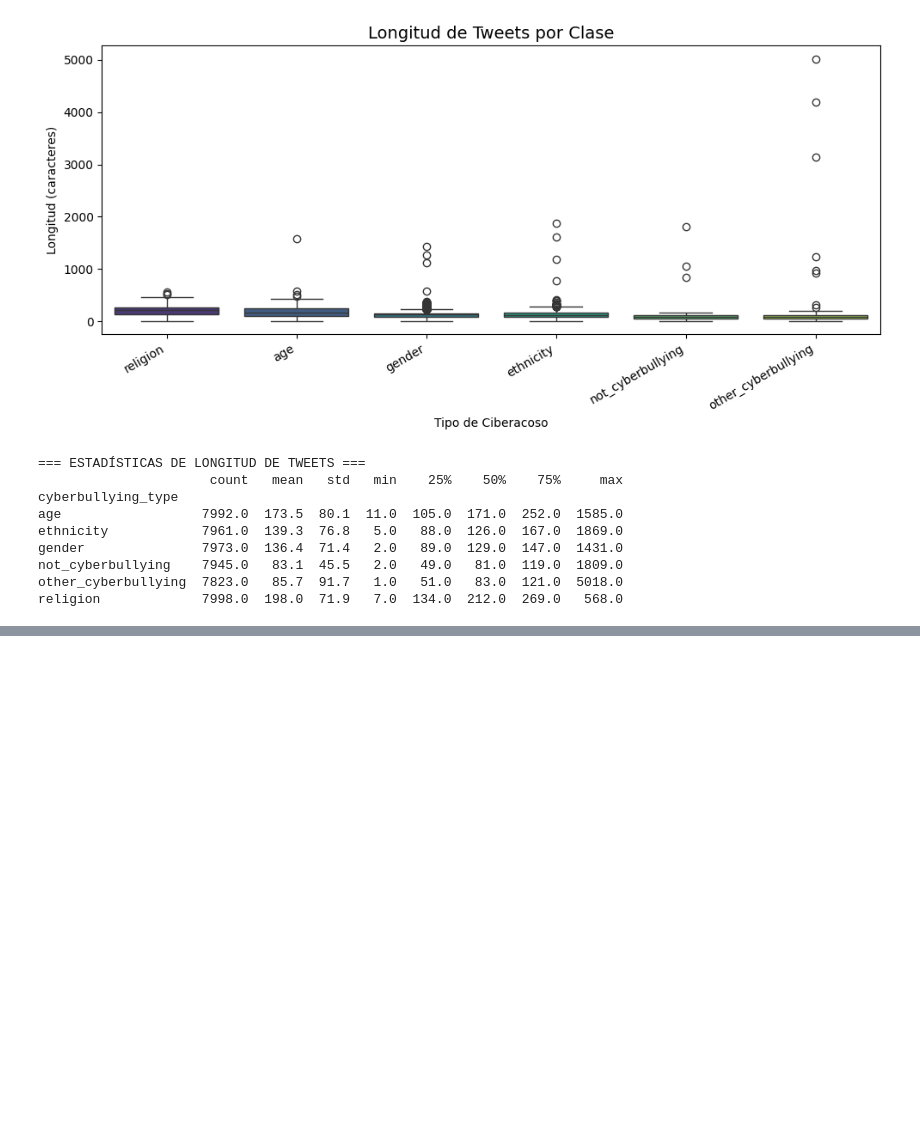
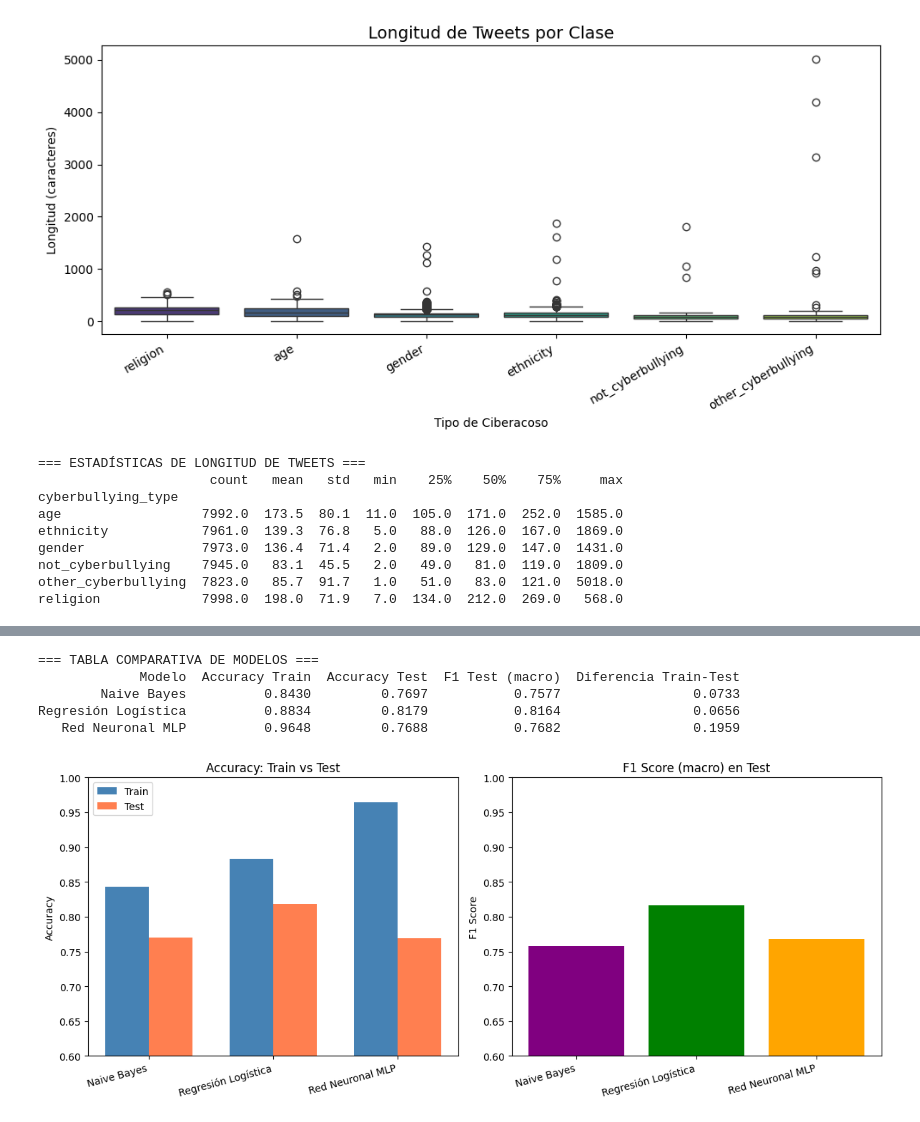
Before and after one commit to Hugo2049/ia-proyecto-1, a Jupyter notebook: proyecto.ipynb, the cells around one changed output, grey strips where cells are left out. Drawn from its saved outputs; the diff is of its cells as text; code cells hidden in the pictures; blank space fills up the shorter version.

```diff
--- a/proyecto.ipynb
+++ b/proyecto.ipynb
@@ -416,0 +400,62 @@ other_cyberbullying       0.49      0.47      0.48      1514
+# %%
+# ============================================================
+# CELDA 8 - Tabla Comparativa de los 3 Modelos
+# ============================================================
+from sklearn.metrics import f1_score
+
+# Compilar métricas
+resultados = {
+    'Modelo': ['Naive Bayes', 'Regresión Logística', 'Red Neuronal MLP'],
+    'Accuracy Train': [acc_nb_train, acc_lr_train, acc_mlp_train],
+    'Accuracy Test':  [acc_nb_test,  acc_lr_test,  acc_mlp_test],
+    'F1 Test (macro)': [
+        f1_score(y_test, y_pred_nb_test,  average='macro'),
+        f1_score(y_test, y_pred_lr_test,  average='macro'),
+        f1_score(y_test, y_pred_mlp_test, average='macro')
+    ]
+}
+
+df_resultados = pd.DataFrame(resultados)
+df_resultados['Diferencia Train-Test'] = (
+    df_resultados['Accuracy Train'] - df_resultados['Accuracy Test']
+).round(4)
+df_resultados = df_resultados.round(4)
+
+print("=== TABLA COMPARATIVA DE MODELOS ===")
+print(df_resultados.to_string(index=False))
+
+# Gráfica comparativa
+fig, axes = plt.subplots(1, 2, figsize=(12, 5))
+
+# Accuracy
+modelos = df_resultados['Modelo']
+x = range(len(modelos))
+width = 0.35
+
+axes[0].bar([i - width/2 for i in x], df_resultados['Accuracy Train'], width, label='Train', color='steelblue')
+axes[0].bar([i + width/2 for i in x], df_resultados['Accuracy Test'],  width, label='Test',  color='coral')
+axes[0].set_title('Accuracy: Train vs Test')
+axes[0].set_xticks(x)
+axes[0].set_xticklabels(modelos, rotation=15, ha='right')
+axes[0].set_ylim(0.6, 1.0)
+axes[0].legend()
+axes[0].set_ylabel('Accuracy')
+
+# F1 Score
+axes[1].bar(x, df_resultados['F1 Test (macro)'], color=['purple', 'green', 'orange'])
+axes[1].set_title('F1 Score (macro) en Test')
+axes[1].set_xticks(x)
+axes[1].set_xticklabels(modelos, rotation=15, ha='right')
+axes[1].set_ylim(0.6, 1.0)
+axes[1].set_ylabel('F1 Score')
+
+plt.tight_layout()
+plt.savefig('comparativa_modelos.png', dpi=150)
+plt.show()
+# %% [output]
+=== TABLA COMPARATIVA DE MODELOS ===
+             Modelo  Accuracy Train  Accuracy Test  F1 Test (macro)  Diferencia Train-Test
+        Naive Bayes          0.8430         0.7697           0.7577                 0.0733
+Regresión Logística          0.8834         0.8179           0.8164                 0.0656
+   Red Neuronal MLP          0.9648         0.7688           0.7682                 0.1959
+[figure, added]
```
Also changed, not shown: parts of 12 cells of this notebook, 14 other files.
